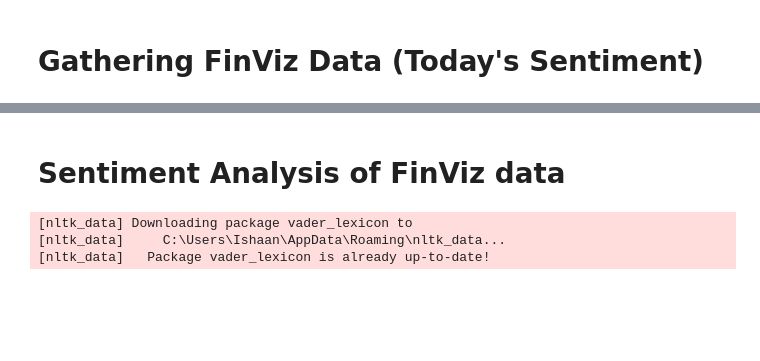
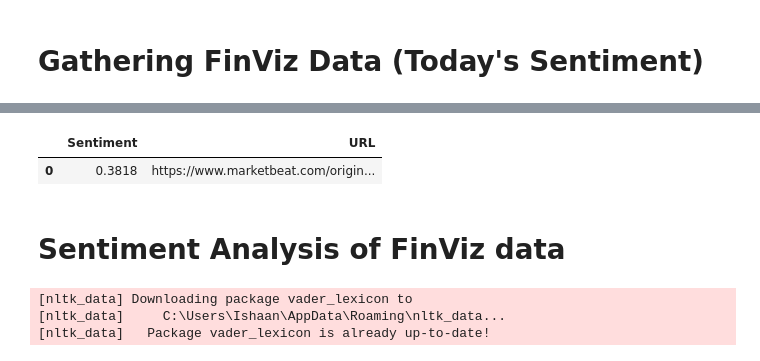
Before and after one commit to ishaanpaul98/Sentiment-Analysis, a Jupyter notebook: Sentiment_Analysis.ipynb, the cells around one changed output, grey strips where cells are left out. Cells and saved outputs as stored; diff of their text form; code cells hidden in the pictures; blank space fills up the shorter version.

```diff
--- a/Sentiment_Analysis.ipynb
+++ b/Sentiment_Analysis.ipynb
@@ -427,3 +548,8 @@ def req_new(self,date_):
+# %%
+return_articles.sort_values(by='Sentiment', ascending=True)[['Sentiment','URL']].head(2)
+# %% [output]
+|  | Sentiment | URL |
+| 0 | 0.3818 | https://www.marketbeat.com/origin... |
 # %% [markdown]
 # Sentiment Analysis of FinViz data #
 # %%
```
Also changed, not shown: parts of 24 cells of this notebook, 2 other files.
